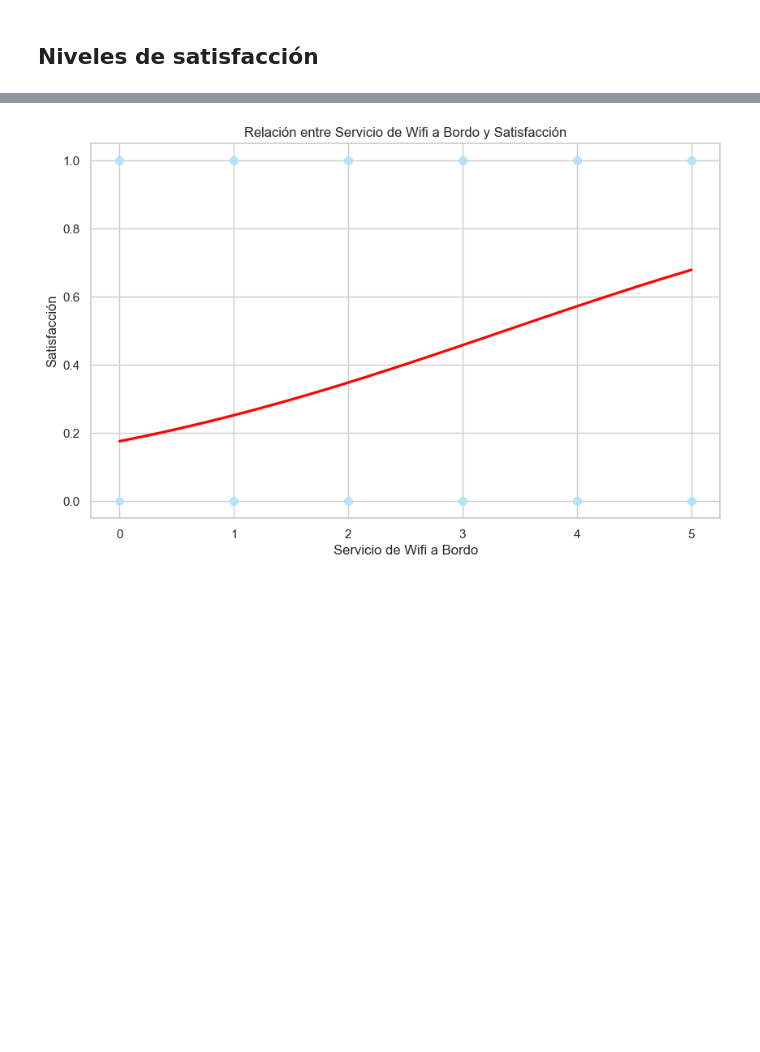
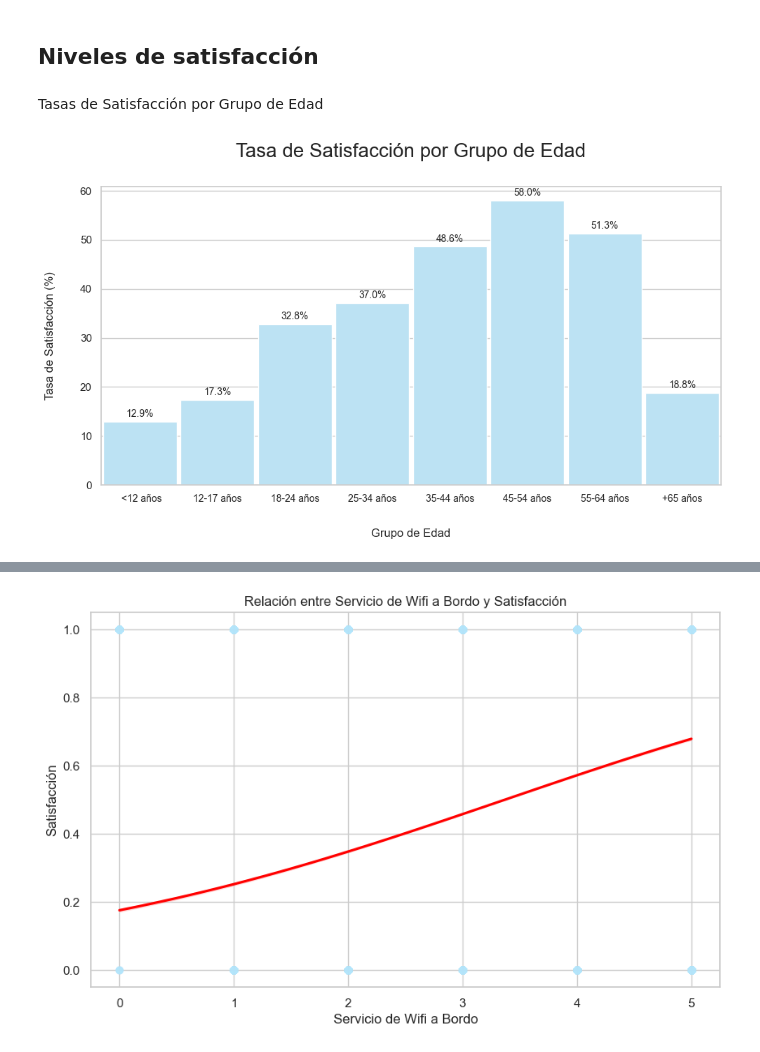
Before and after one commit to AI-School-F5-P3/ML_Airlines_Grupo3, a Jupyter notebook: notebooks/exploratory_analysis.ipynb, the cells around one changed output, grey strips where cells are left out. Saved outputs shown, nothing was run; the diff lists cells and outputs as text; code cells hidden in the pictures; blank space fills up the shorter version.

Commit message:
analisis exploratorio y  csv tipificado para el modelo

```diff
--- a/notebooks/exploratory_analysis.ipynb
+++ b/notebooks/exploratory_analysis.ipynb
@@ -531,5 +633,60 @@ plt.show()
 # %% [markdown]
 ## **Niveles de satisfacción**
+# %% [markdown]
+Tasas de Satisfacción por Grupo de Edad
+# %%
+# Calcular la tasa de satisfacción para cada grupo de edad
+satisfaction_by_age = df_age_groups.groupby('Age Group', observed=False)['satisfaction'].mean() * 100
+
+# Convertir a DataFrame para facilitar el manejo
+satisfaction_by_age = satisfaction_by_age.reset_index()
+satisfaction_by_age.columns = ['Grupo de Edad', 'Tasa de Satisfacción']
+# %%
+import seaborn as sns
+import matplotlib.pyplot as plt
+
+# Diccionario de traducción de variables
+translation_dict = {
+    'Niños\n(<12 años)': ' <12 años',
+    'Adolescentes\n(12-17 años)': '12-17 años',
+    'Jóvenes\n(18-24 años)': '18-24 años',
+    'Adultos Jóvenes\n(25-34 años)': '25-34 años',
+    'Adultos\n(35-44 años)': '35-44 años',
+    'Mediana Edad\n(45-54 años)': '45-54 años',
+    'Mediana Edad Senior\n(55-64 años)': '55-64 años',
+    'Mayores de 65\n(+65 años)': '+65 años'
+}
+
+# Asegúrate de que 'satisfaction_by_age' tiene los nombres de los grupos de edad
+# según las claves del diccionario 'translation_dict'
+
+plt.figure(figsize=(10, 6))
+ax = sns.barplot(x='Grupo de Edad', y='Tasa de Satisfacción', data=satisfaction_by_age, color='#b3e5fc', width=0.95)
+
+# Añadir etiquetas de porcentaje encima de cada barra
+for i, row in satisfaction_by_age.iterrows():
+    plt.text(i, row['Tasa de Satisfacción'] + 1, f"{row['Tasa de Satisfacción']:.1f}%", ha='center', fontsize=10)
+
+# Cambiar las etiquetas del eje X usando el diccionario de traducción
+xticks_labels = [translation_dict.get(label.get_text(), label.get_text()) for label in ax.get_xticklabels()]
+ax.set_xticklabels(xticks_labels)
+
+# Cambiar el tamaño de las etiquetas del eje X
+for item in ax.get_xticklabels():
+    item.set_fontsize(10)  # Cambiar el tamaño de las etiquetas
+    item.set_linespacing(1.5)  # Ajustar el espaciado entre líneas
+
+plt.title('Tasa de Satisfacción por Grupo de Edad', fontsize=20, pad=30)
+plt.xlabel('Grupo de Edad', fontsize=12, labelpad=25)
+plt.ylabel('Tasa de Satisfacción (%)', fontsize=12, labelpad=25)
+
+# Ajustar el margen superior para separar el título del gráfico
+plt.subplots_adjust(top=0.85)
+
+plt.tight_layout()
+plt.show()
+# %% [output]
+[figure, added]
 # %%
 # Diccionario de traducción de variables
 translation_dict = {
```
Also changed, not shown: parts of 27 cells of this notebook, 45 other files.
